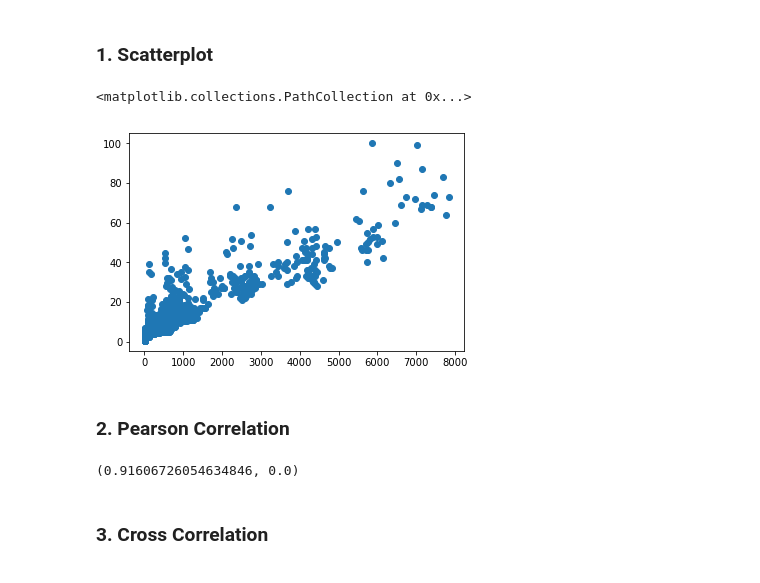
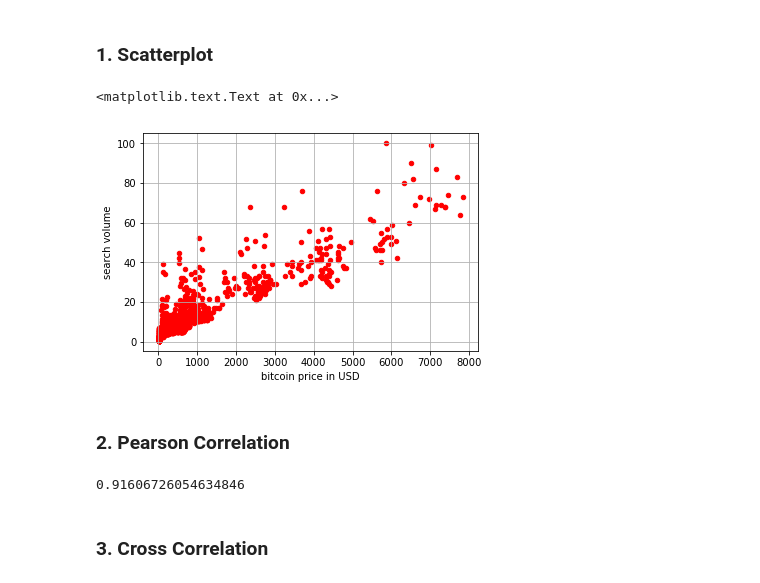
Before and after one commit to thutrangdong/coding-thesis, a Jupyter notebook: workspace_jupyter/02_Correlation.ipynb, the cells around one changed output. Cells and saved outputs as stored; diff of their text form; code cells hidden in the pictures.

```diff
--- a/workspace_jupyter/02_Correlation.ipynb
+++ b/workspace_jupyter/02_Correlation.ipynb
@@ -7,18 +7,22 @@
 import scipy.stats
 # %% [markdown]
 ### 1. Scatterplot
-# %%
-matplotlib.pyplot.scatter(data.bitcoin_price,data.search_volume)
-# %% [output]
-<matplotlib.collections.PathCollection at 0x...>
-[figure, removed]
+# %%
+fig, ax = matplotlib.pyplot.subplots()
+data.plot(kind='scatter', x='bitcoin_price', y='search_volume', color = 'r', ax=ax)
+ax.grid()
+ax.set_xlabel(bitcoin_title)
+ax.set_ylabel(search_volume_title)
+# %% [output]
+<matplotlib.text.Text at 0x...>
+[figure, added]
 # %% [markdown]
 ### 2. Pearson Correlation
 # %%
-pearson_correlation = scipy.stats.pearsonr(data.bitcoin_price, data.search_volume)
+pearson_correlation = scipy.stats.pearsonr(data.bitcoin_price, data.search_volume)[0]
 pearson_correlation
 # %% [output]
-(0.91606726054634846, 0.0)
+0.91606726054634846
 # %% [markdown]
 ### 3. Cross Correlation
 # %%
```
Also changed, not shown: parts of 4 cells of this notebook, 4 other files.
